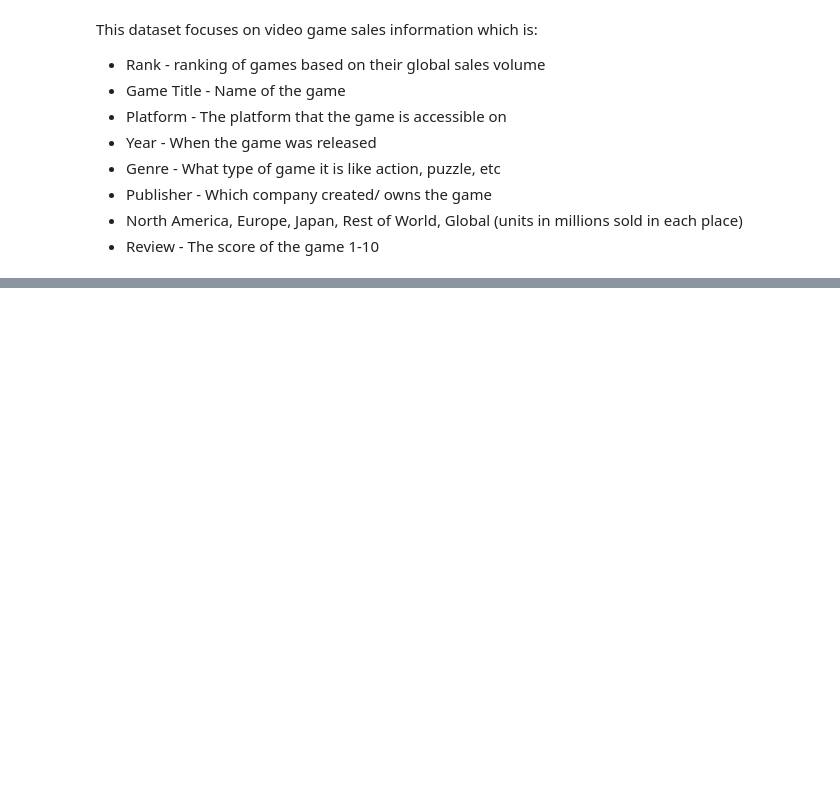
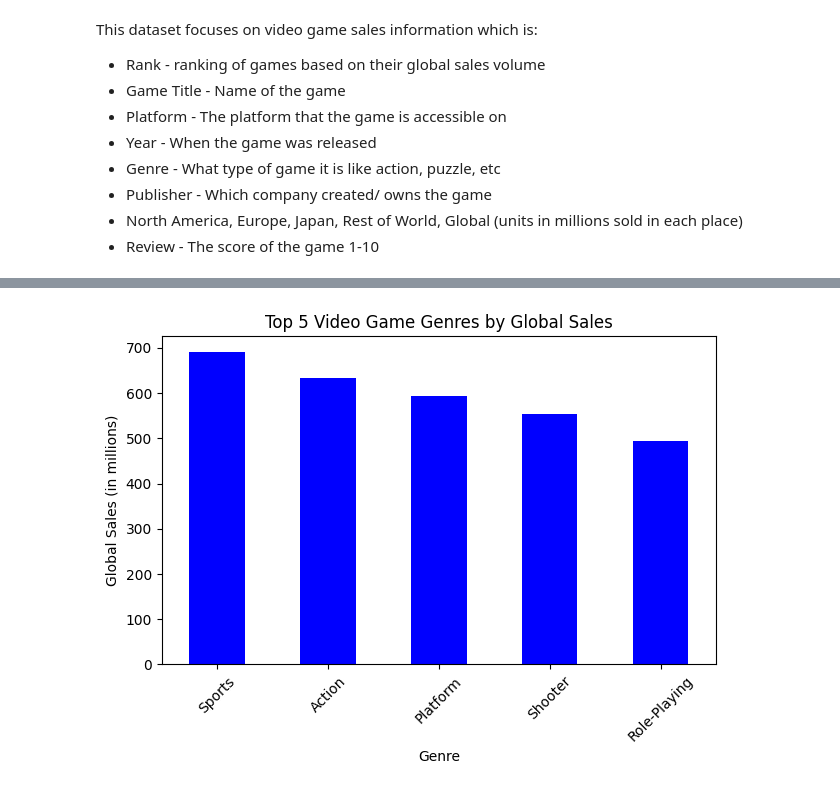
Before and after one commit to MichaelJDB/Video-Game-Sales-Analysis, a Jupyter notebook: jupyter_notebooks/EDA.ipynb, the cells around one changed output, grey strips where cells are left out. Drawn from its saved outputs; the diff is of its cells as text; code cells hidden in the pictures; blank space fills up the shorter version.

Commit message:
<EDA Visuals start>

```diff
--- a/jupyter_notebooks/EDA.ipynb
+++ b/jupyter_notebooks/EDA.ipynb
@@ -59,0 +70,16 @@ This dataset focuses on video game sales information which is:
+# %%
+import pandas as pd
+data = pd.read_csv('Data/vgsales_cleaned.csv')
+# %%
+top_genres = data.groupby('Genre')['Global'].sum().sort_values(ascending=False).head(5)
+# %%
+import matplotlib.pyplot as plt
+top_genres.plot(kind='bar', color='blue')
+plt.title('Top 5 Video Game Genres by Global Sales')
+plt.xlabel('Genre')
+plt.ylabel('Global Sales (in millions)')
+plt.xticks(rotation=45)
+plt.tight_layout()
+plt.show()
+# %% [output]
+[figure, added]
```
Also changed, not shown: parts of 5 cells of this notebook.
